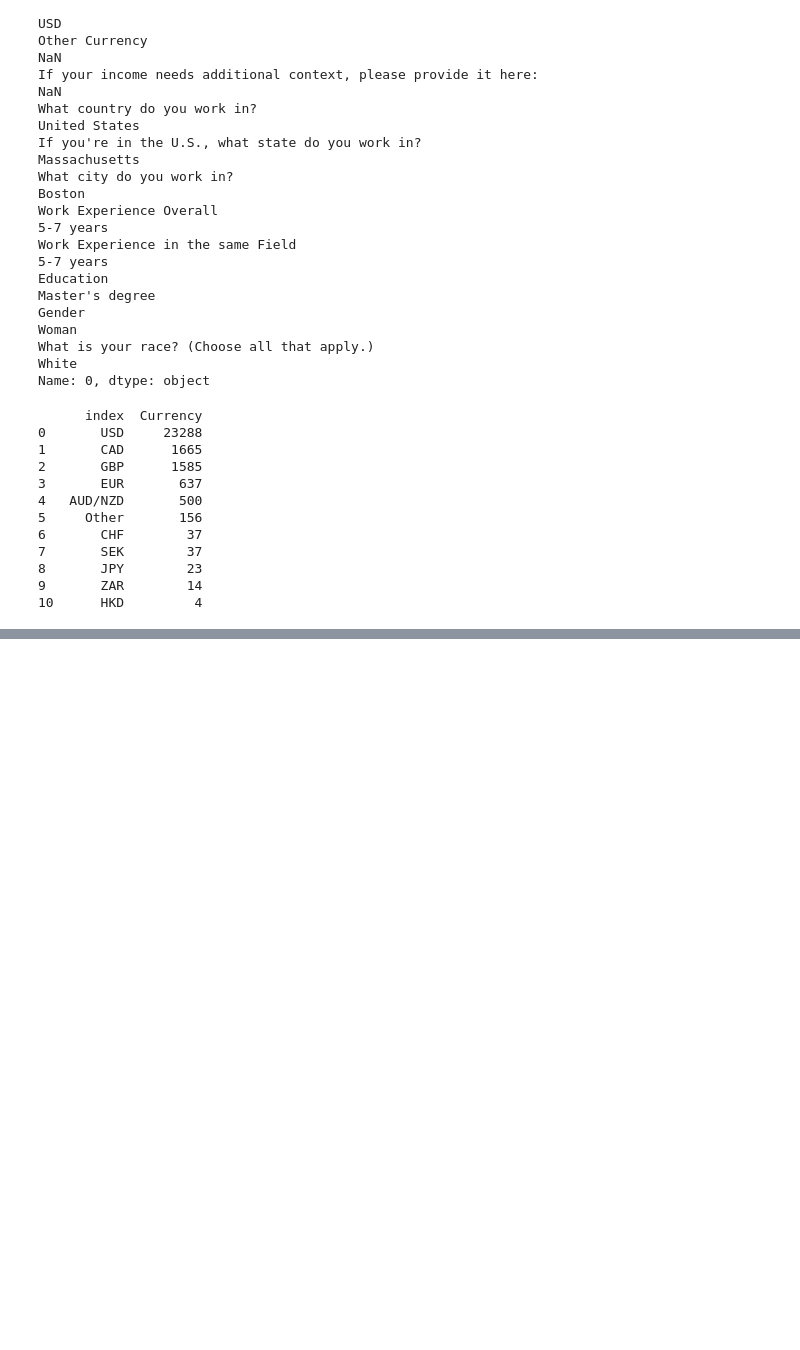
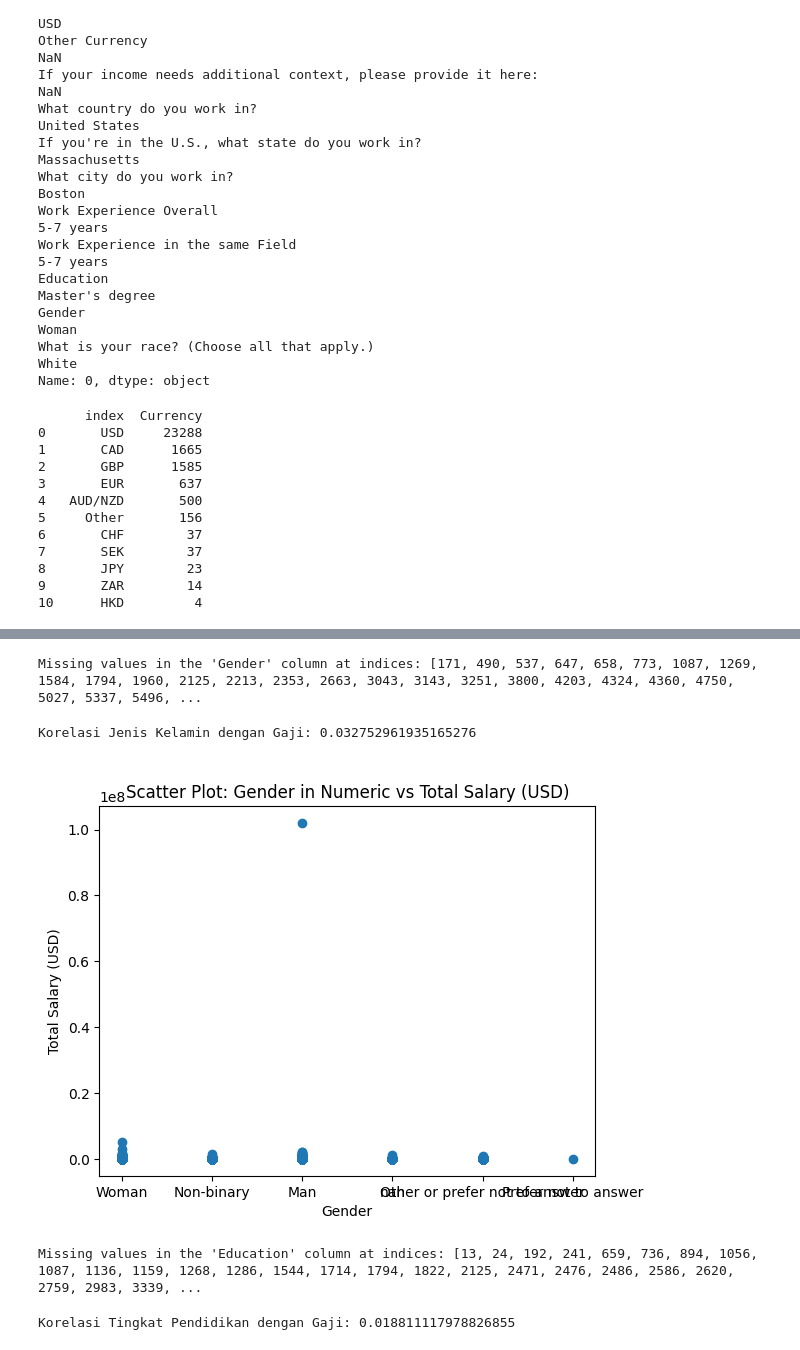
Before and after one commit to CleonKalea/Foundation-of-Data-Science, a Jupyter notebook: Tugas 1/Latihan.ipynb, the cells around one changed output, grey strips where cells are left out. Saved outputs shown, nothing was run; the diff lists cells and outputs as text; code cells hidden in the pictures; blank space fills up the shorter version.

```diff
--- a/Tugas 1/Latihan.ipynb
+++ b/Tugas 1/Latihan.ipynb
@@ -243,0 +301,35 @@ print(df.loc[8739, 'Total Salary'])
+# %%
+# Check for missing values in the "Gender" column
+missing_indices = df.index[df['Gender'].isna()].tolist()
+
+# Print the indices of missing values in the "Gender" column
+if missing_indices:
+    print("Missing values in the 'Gender' column at indices:", missing_indices)
+# %% [output]
+Missing values in the 'Gender' column at indices: [171, 490, 537, 647, 658, 773, 1087, 1269, 1584, 1794, 1960, 2125, 2213, 2353, 2663, 3043, 3143, 3251, 3800, 4203, 4324, 4360, 4750, 5027, 5337, 5496, ...
+# %%
+latihan_df['Gender in Numeric'] = pd.factorize(latihan_df['Gender'])[0]
+# %%
+gender_salary_correlation = latihan_df['Gender in Numeric'].corr(latihan_df['Total Salary (USD)'], method='pearson')
+print("Korelasi Jenis Kelamin dengan Gaji:", gender_salary_correlation)
+# %% [output]
+Korelasi Jenis Kelamin dengan Gaji: 0.032752961935165276
+# %%
+latihan_df['Gender'] = latihan_df['Gender'].astype(str)
+# %%
+plt.scatter(latihan_df['Gender'], latihan_df['Total Salary (USD)'])
+plt.xlabel('Gender')
+plt.ylabel('Total Salary (USD)')
+plt.title('Scatter Plot: Gender in Numeric vs Total Salary (USD)')
+plt.show()
+# %% [output]
+[figure, added]
+# %%
+# Check for missing values in the "Gender" column
+missing_indices = df.index[df['Education'].isna()].tolist()
+
+# Print the indices of missing values in the "Gender" column
+if missing_indices:
+    print("Missing values in the 'Education' column at indices:", missing_indices)
+# %% [output]
+Missing values in the 'Education' column at indices: [13, 24, 192, 241, 659, 736, 894, 1056, 1087, 1136, 1159, 1268, 1286, 1544, 1714, 1794, 1822, 2125, 2471, 2476, 2486, 2586, 2620, 2759, 2983, 3339, ...
@@ -243,0 +338,5 @@ print(df.loc[8739, 'Total Salary'])
+# %%
+education_salary_correlation = latihan_df['Education in Numeric'].corr(latihan_df['Total Salary (USD)'], method='pearson')
+print("Korelasi Tingkat Pendidikan dengan Gaji:", education_salary_correlation)
+# %% [output]
+Korelasi Tingkat Pendidikan dengan Gaji: 0.018811117978826855
```
Also changed, not shown: parts of 20 cells of this notebook.
